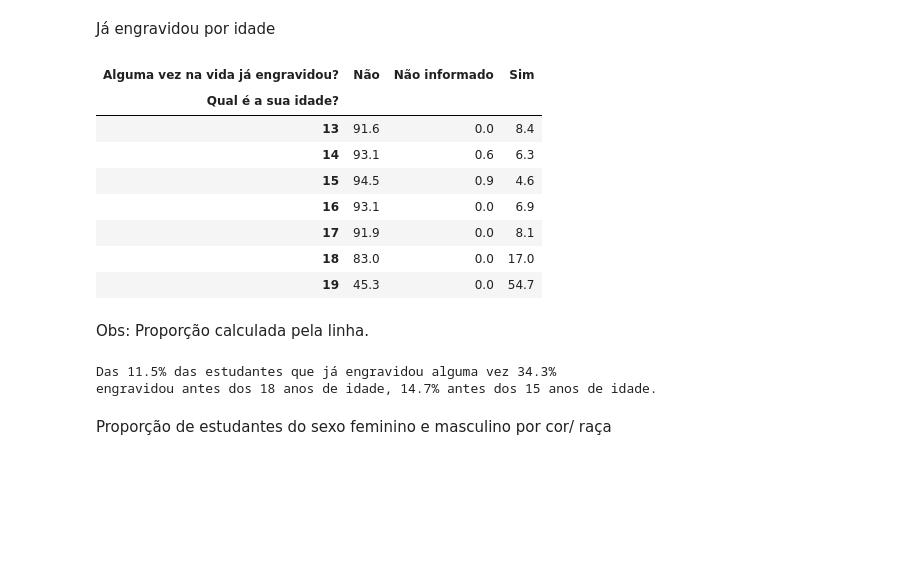
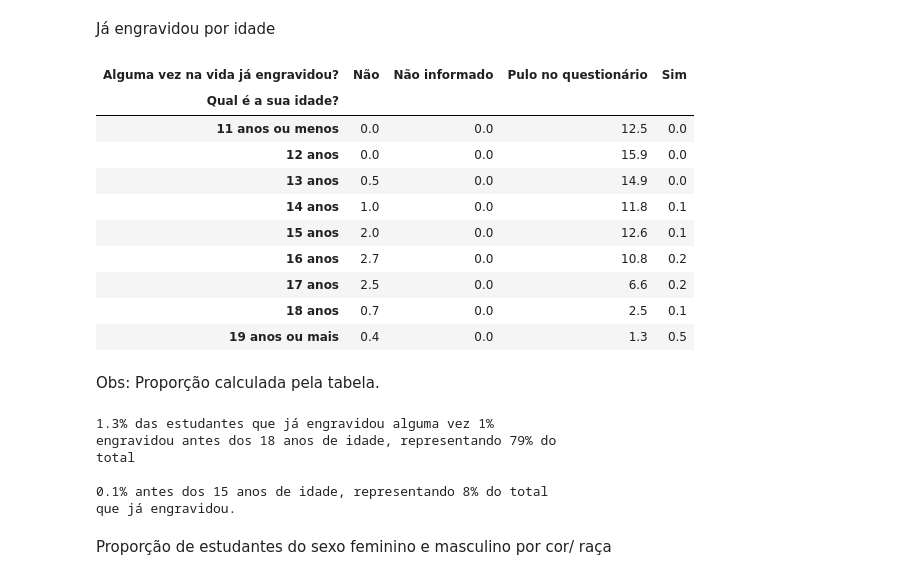
Before and after one commit to MarcosRMG/Bootcamp-Alura-Data-Science, a Jupyter notebook: Marcos_R_M_Galvão_Projeto_módulo_3.ipynb, the cells around one changed output. Cells and saved outputs as stored; diff of their text form; code cells hidden in the pictures; blank space fills up the shorter version.

```diff
--- a/Marcos_R_M_Galvão_Projeto_módulo_3.ipynb
+++ b/Marcos_R_M_Galvão_Projeto_módulo_3.ipynb
@@ -1041,29 +1037,39 @@ grafico_pizza(_, 'VB08013',
 # %% [markdown]
 Já engravidou por idade
 # %%
-tabela_cruzada_proporcao(dados_amostra_2, 'VB01003', 'VB08013', 'index',
+tabela_cruzada_proporcao(dados_amostra_2, 'VB01003', 'VB08013', 'all',
                          'Qual é a sua idade?',
                          'Alguma vez na vida já engravidou?')
 # %% [output]
-| Alguma vez na vida já engravidou? | Não | Não informado | Sim |
-| Qual é a sua idade? |  |  |  |
-| 13 | 91.6 | 0.0 | 8.4 |
-| 14 | 93.1 | 0.6 | 6.3 |
-| 15 | 94.5 | 0.9 | 4.6 |
-| 16 | 93.1 | 0.0 | 6.9 |
-| 17 | 91.9 | 0.0 | 8.1 |
-| 18 | 83.0 | 0.0 | 17.0 |
-| 19 | 45.3 | 0.0 | 54.7 |
+| Alguma vez na vida já engravidou? | Não | Não informado | Pulo no questionário | Sim |
+| Qual é a sua idade? |  |  |  |  |
+| 11 anos ou menos | 0.0 | 0.0 | 12.5 | 0.0 |
+| 12 anos | 0.0 | 0.0 | 15.9 | 0.0 |
+| 13 anos | 0.5 | 0.0 | 14.9 | 0.0 |
+| 14 anos | 1.0 | 0.0 | 11.8 | 0.1 |
+| 15 anos | 2.0 | 0.0 | 12.6 | 0.1 |
+| 16 anos | 2.7 | 0.0 | 10.8 | 0.2 |
+| 17 anos | 2.5 | 0.0 | 6.6 | 0.2 |
+| 18 anos | 0.7 | 0.0 | 2.5 | 0.1 |
+| 19 anos ou mais | 0.4 | 0.0 | 1.3 | 0.5 |
 # %% [markdown]
-Obs: Proporção calculada pela linha.
+Obs: Proporção calculada pela tabela.
 # %%
 print(f'''
-Das 11.5% das estudantes que já engravidou alguma vez {8.4 + 6.3 + 4.6 + 6.9 + 8.1}%
-engravidou antes dos 18 anos de idade, {8.4 + 6.3}% antes dos 15 anos de idade.
+1.3% das estudantes que já engravidou alguma vez {round(0.2 + 0.2 + 0.2)}%
+engravidou antes dos 18 anos de idade, representando {round(1 / 1.26 * 100)}% do
+total
+
+{0.1}% antes dos 15 anos de idade, representando {round(0.1 / 1.26 * 100)}% do total
+que já engravidou.
 ''')
 # %% [output]
-Das 11.5% das estudantes que já engravidou alguma vez 34.3%
-engravidou antes dos 18 anos de idade, 14.7% antes dos 15 anos de idade.
+1.3% das estudantes que já engravidou alguma vez 1%
+engravidou antes dos 18 anos de idade, representando 79% do
+total
+
+0.1% antes dos 15 anos de idade, representando 8% do total
+que já engravidou.
 # %% [markdown]
 Proporção de estudantes do sexo feminino e masculino por cor/ raça
 # %%
```
Also changed, not shown: parts of 145 cells of this notebook.
